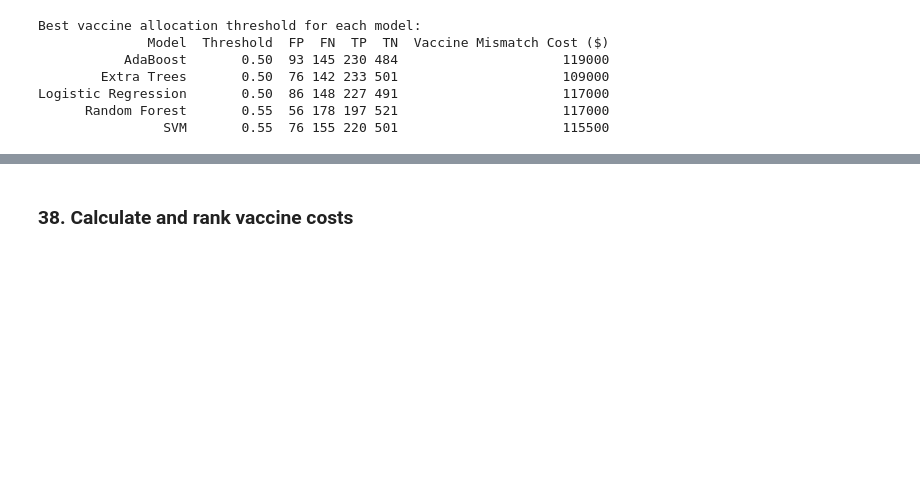
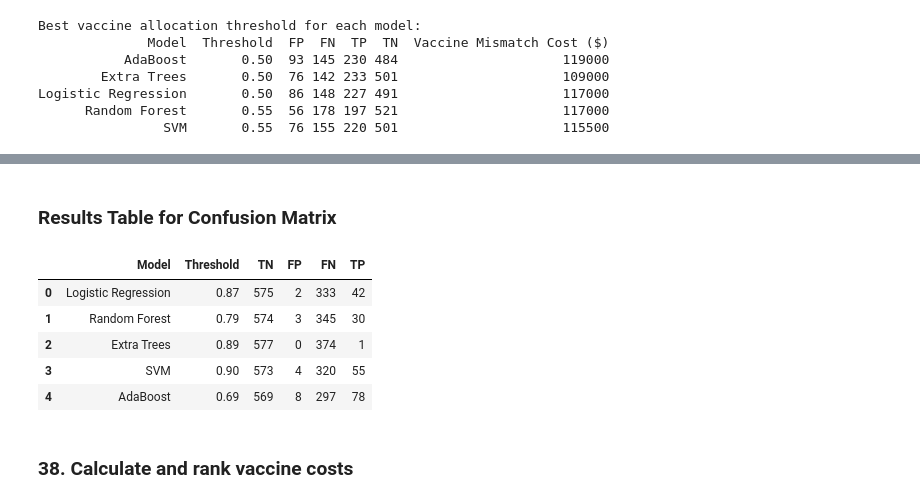
Before and after one commit to DS-Challenge-Hackathon-J-Group/DataScience-Hackathon, a Jupyter notebook: RMDS_Data_Science_Hackathon_–_Dataset_B_J_(Group).ipynb, the cells around one changed output, grey strips where cells are left out. Drawn from its saved outputs; the diff is of its cells as text; code cells hidden in the pictures; blank space fills up the shorter version.

```diff
--- a/RMDS_Data_Science_Hackathon_–_Dataset_B_J_(Group).ipynb
+++ b/RMDS_Data_Science_Hackathon_–_Dataset_B_J_(Group).ipynb
@@ -1381,3 +1444,47 @@ Logistic Regression       0.50  86 148 227 491                     117000
+# %% [markdown]
+### Results Table for Confusion Matrix
+# %%
+import pandas as pd
+from sklearn.metrics import confusion_matrix
+
+confusion_results = []
+
+for model_name, probabilities in tuned_probabilities.items():
+
+    threshold = final_thresholds[model_name]
+
+    predictions = (probabilities >= threshold).astype(int)
+
+    # Extract TN, FP, FN and TP
+    tn, fp, fn, tp = confusion_matrix(
+        y_val,
+        predictions,
+        labels=[0, 1]
+    ).ravel()
+
+    confusion_results.append({
+        "Model": model_name,
+        "Threshold": threshold,
+        "TN": tn,
+        "FP": fp,
+        "FN": fn,
+        "TP": tp
+    })
+
+# Create results table
+confusion_table = pd.DataFrame(confusion_results)
+
+# Display table without overwriting the display function
+from IPython.display import display as show_table
+
+show_table(confusion_table)
+# %% [output]
+|  | Model | Threshold | TN | FP | FN | TP |
+| 0 | Logistic Regression | 0.87 | 575 | 2 | 333 | 42 |
+| 1 | Random Forest | 0.79 | 574 | 3 | 345 | 30 |
+| 2 | Extra Trees | 0.89 | 577 | 0 | 374 | 1 |
+| 3 | SVM | 0.90 | 573 | 4 | 320 | 55 |
+| 4 | AdaBoost | 0.69 | 569 | 8 | 297 | 78 |
 # %% [markdown]
 ### 38. Calculate and rank vaccine costs
 # %% [markdown]
```
Also changed, not shown: parts of 2 cells of this notebook.
